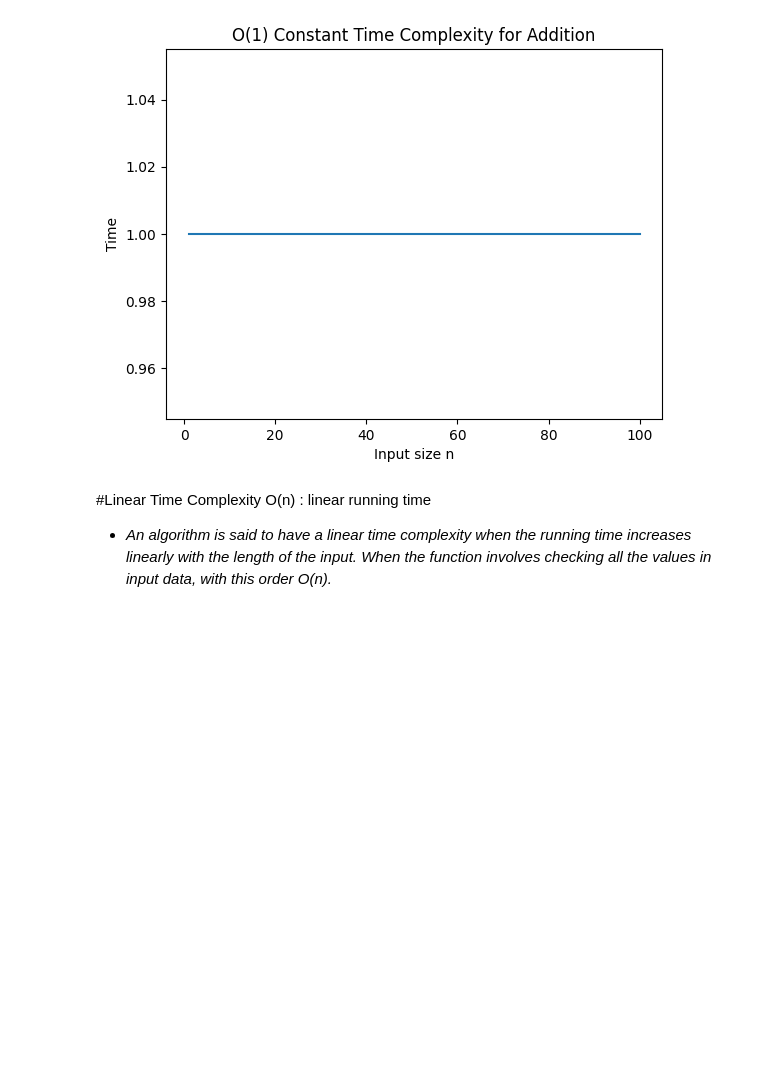
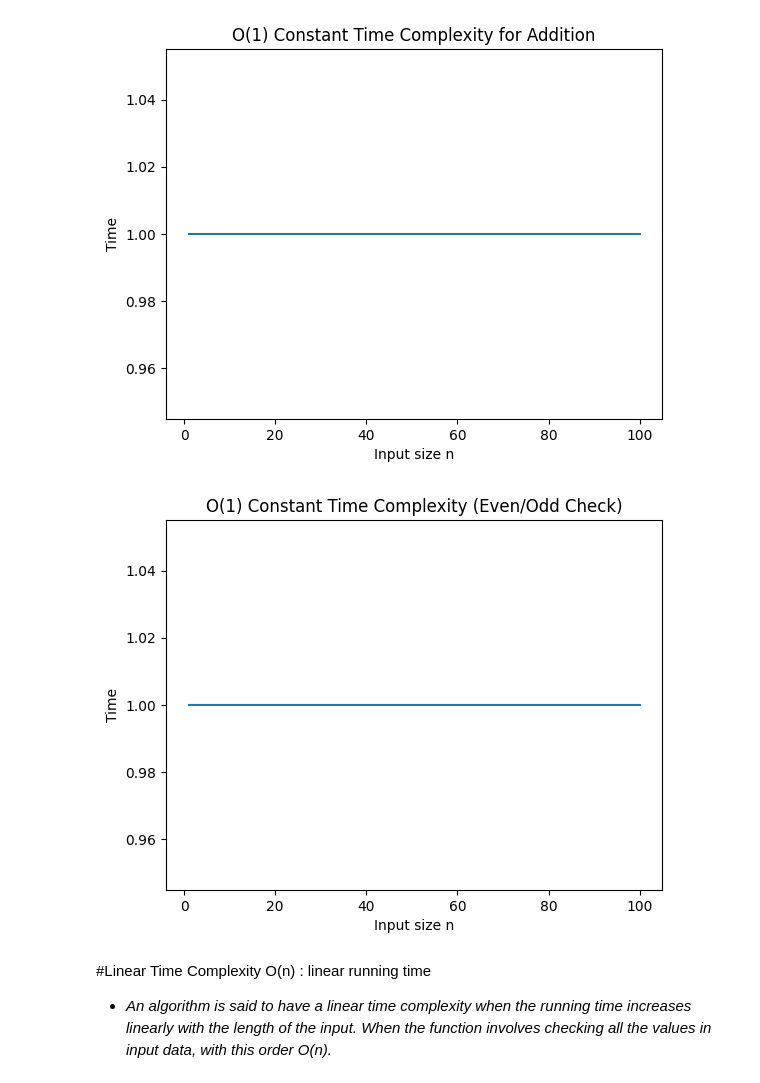
Before and after one commit to 241b218-cpu/Sahil-APS-LAB, a Jupyter notebook: Lab_3_Growth_of_function.ipynb, the cells around one changed output. Cells and saved outputs as stored; diff of their text form; code cells hidden in the pictures; blank space fills up the shorter version.

```diff
--- a/Lab_3_Growth_of_function.ipynb
+++ b/Lab_3_Growth_of_function.ipynb
@@ -42,6 +40,29 @@ plt.show()
 # %%
 #Prob_2:Take another example and write the code that runs in fixed amount of time or has fixed number of steps of execution no matter what is the size of input has constant time complexity.
 #similar to example-1, also plot the graph (eg. even_odd )
+import matplotlib.pyplot as plt
+
+def even_odd(n):
+    if n % 2 == 0:
+        return "Even"
+    else:
+        return "Odd"
+
+n_values = list(range(1, 101))
+time_values = []
+
+for n in n_values:
+    even_odd(n)
+    time_values.append(1)
+
+plt.figure()
+plt.plot(n_values, time_values)
+plt.xlabel("Input size n")
+plt.ylabel("Time")
+plt.title("O(1) Constant Time Complexity (Even/Odd Check)")
+plt.show()
+# %% [output]
+[figure, added]
 # %% [markdown]
 #Linear Time Complexity O(n) : linear running time
 - *An algorithm is said to have a linear time complexity when the running time increases linearly with the length of the input. When the function involves checking all the values in input data, with this order O(n).*
```
Also changed, not shown: parts of 13 cells of this notebook.
